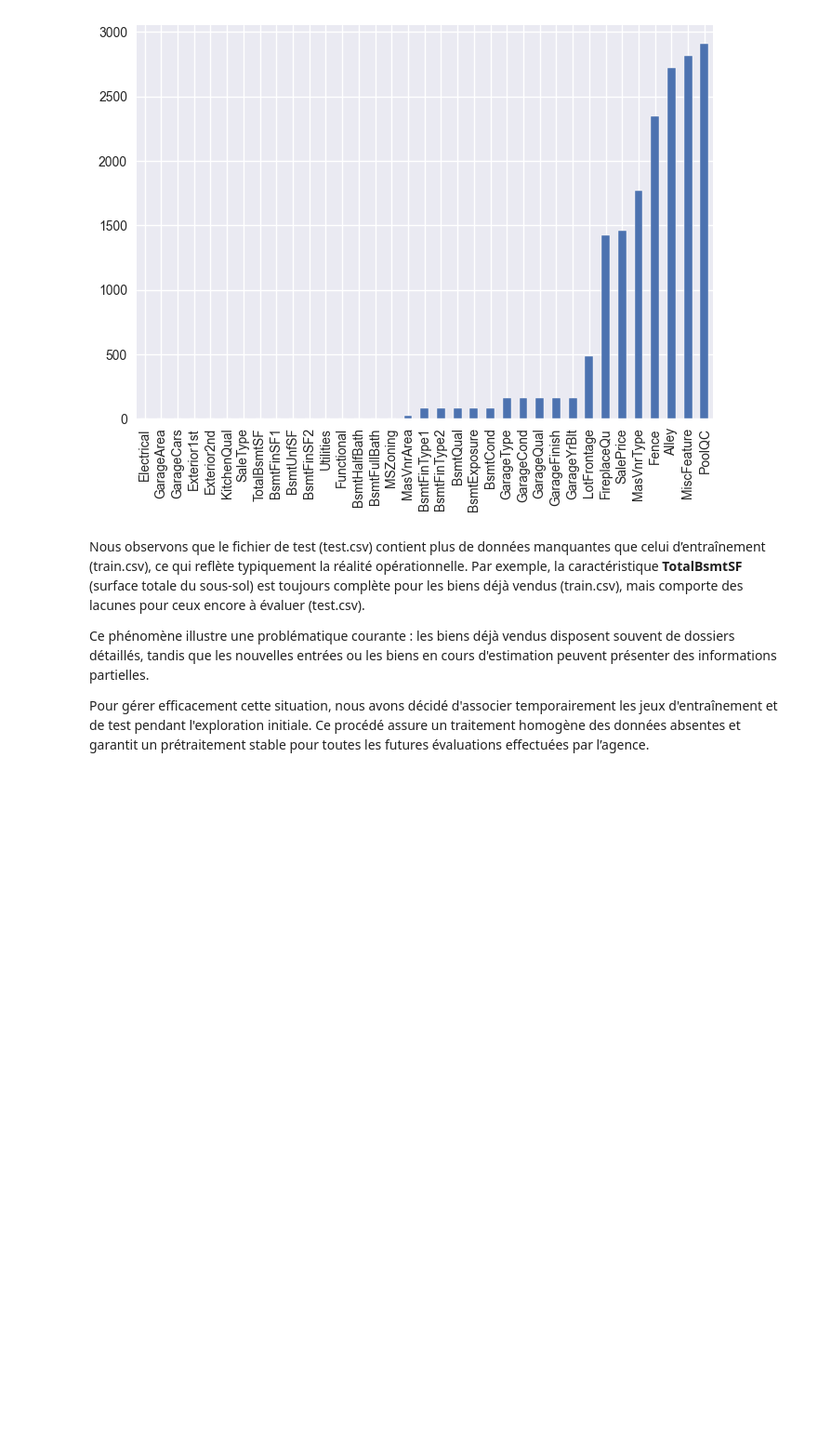
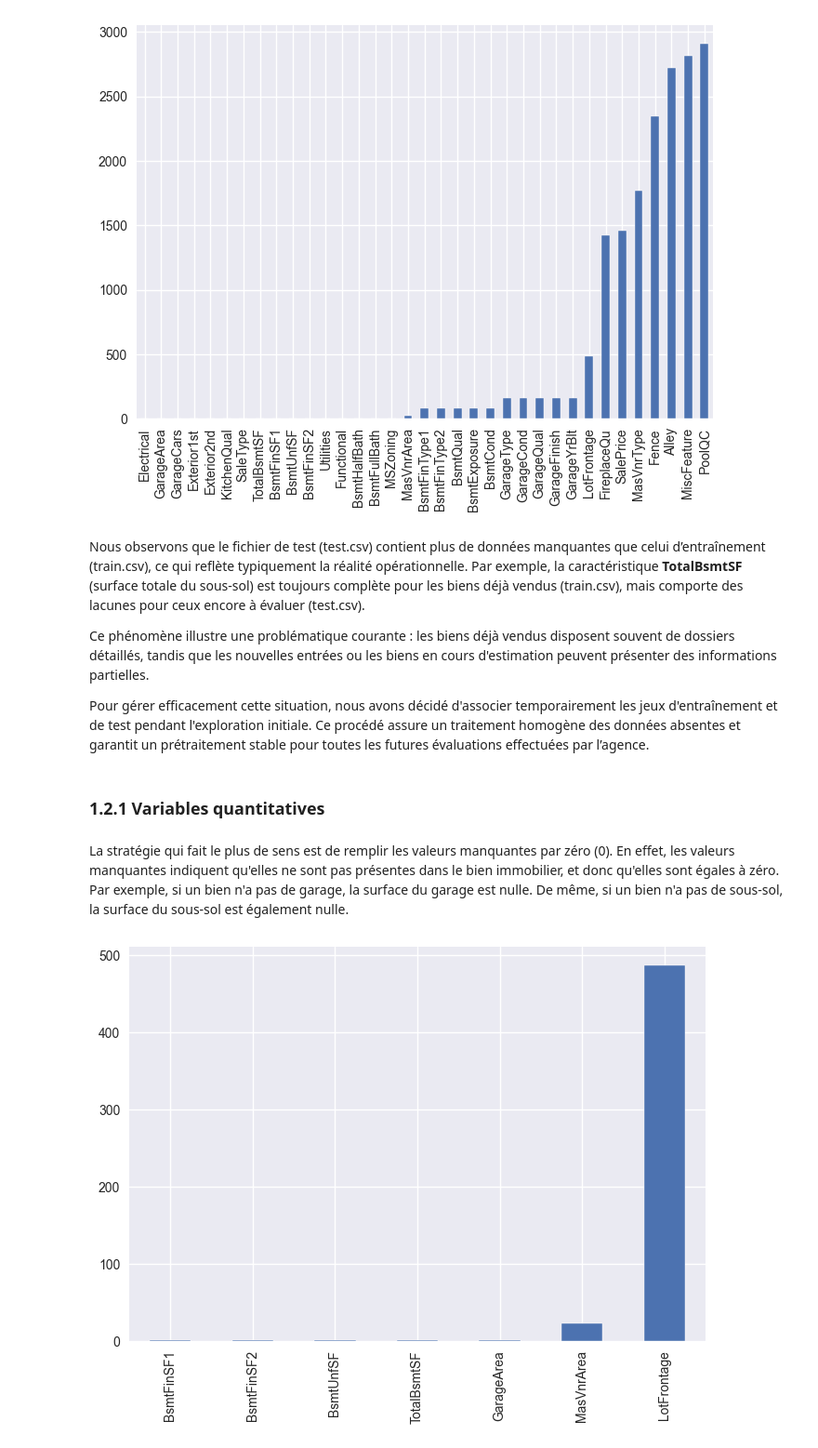
Before and after one commit to cutiips/OverfittingRepo, a Jupyter notebook: new-hope.ipynb, the cells around one changed output. Shown at 93% size. Saved outputs shown, nothing was run; the diff lists cells and outputs as text; code cells hidden in the pictures; blank space fills up the shorter version.

```diff
--- a/new-hope.ipynb
+++ b/new-hope.ipynb
@@ -275,3 +275,12 @@ Nous observons que le fichier de test (test.csv) contient plus de données manqu
 Ce phénomène illustre une problématique courante : les biens déjà vendus disposent souvent de dossiers détaillés, tandis que les nouvelles entrées ou les biens en cours d'estimation peuvent présenter des informations partielles.
 
 Pour gérer efficacement cette situation, nous avons décidé d'associer temporairement les jeux d'entraînement et de test pendant l'exploration initiale. Ce procédé assure un traitement homogène des données absentes et garantit un prétraitement stable pour toutes les futures évaluations effectuées par l’agence.
+# %% [markdown]
+### 1.2.1 Variables quantitatives
+# %% [markdown]
+La stratégie qui fait le plus de sens est de remplir les valeurs manquantes par zéro (0). En effet, les valeurs manquantes indiquent qu'elles ne sont pas présentes dans le bien immobilier, et donc qu'elles sont égales à zéro. Par exemple, si un bien n'a pas de garage, la surface du garage est nulle. De même, si un bien n'a pas de sous-sol, la surface du sous-sol est également nulle.
+# %%
+# Affichage des variables manquantes
+plot_missing(data_raw[quantitative])
+# %% [output]
+[figure, added]
```
Also changed, not shown: parts of 1 cell of this notebook.
